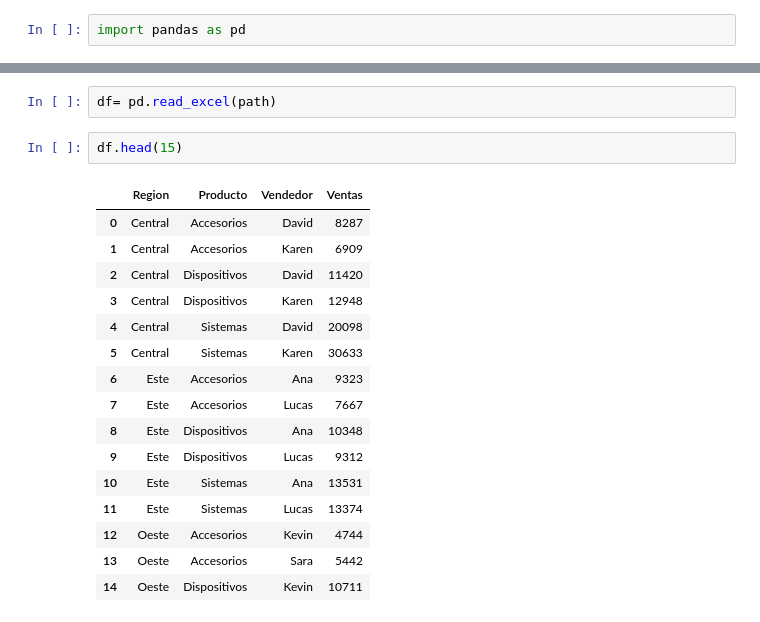
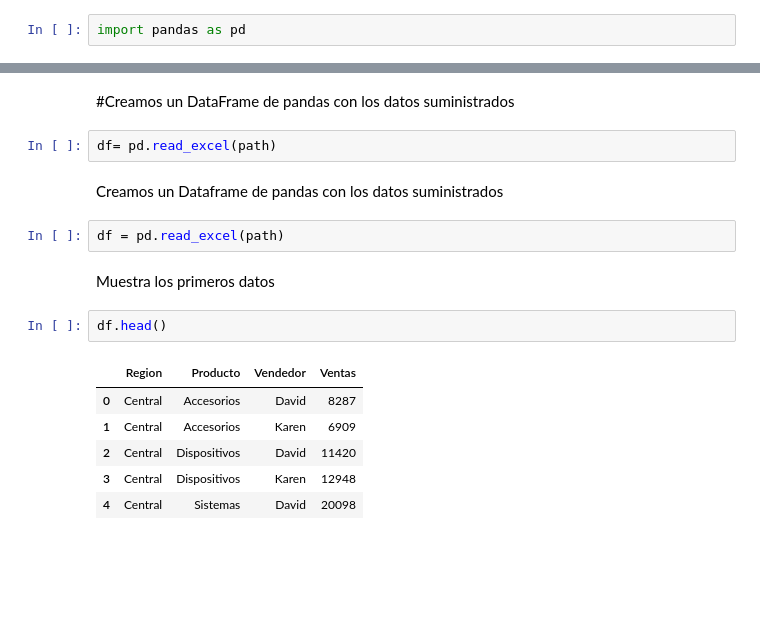
Before and after one commit to Eli0103/TalentoTech, a Jupyter notebook: Practica1.ipynb, the cells around one changed output, grey strips where cells are left out. Drawn from its saved outputs; the diff is of its cells as text; blank space fills up the shorter version.

```diff
--- a/Practica1.ipynb
+++ b/Practica1.ipynb
@@ -33,21 +42,19 @@ import pandas as pd
+# %% [markdown]
+#Creamos un DataFrame de pandas con los datos suministrados
 # %%
 df= pd.read_excel(path)
+# %% [markdown]
+Creamos un Dataframe de pandas con los datos suministrados
+# %%
+df = pd.read_excel(path)
+# %% [markdown]
+Muestra los primeros datos
 # %%
-df.head(15)
+df.head()
 # %% [output]
 |  | Region | Producto | Vendedor | Ventas |
 | 0 | Central | Accesorios | David | 8287 |
 | 1 | Central | Accesorios | Karen | 6909 |
 | 2 | Central | Dispositivos | David | 11420 |
 | 3 | Central | Dispositivos | Karen | 12948 |
 | 4 | Central | Sistemas | David | 20098 |
-| 5 | Central | Sistemas | Karen | 30633 |
-| 6 | Este | Accesorios | Ana | 9323 |
-| 7 | Este | Accesorios | Lucas | 7667 |
-| 8 | Este | Dispositivos | Ana | 10348 |
-| 9 | Este | Dispositivos | Lucas | 9312 |
-| 10 | Este | Sistemas | Ana | 13531 |
-| 11 | Este | Sistemas | Lucas | 13374 |
-| 12 | Oeste | Accesorios | Kevin | 4744 |
-| 13 | Oeste | Accesorios | Sara | 5442 |
-| 14 | Oeste | Dispositivos | Kevin | 10711 |
```
Also changed, not shown: parts of 20 cells of this notebook.
